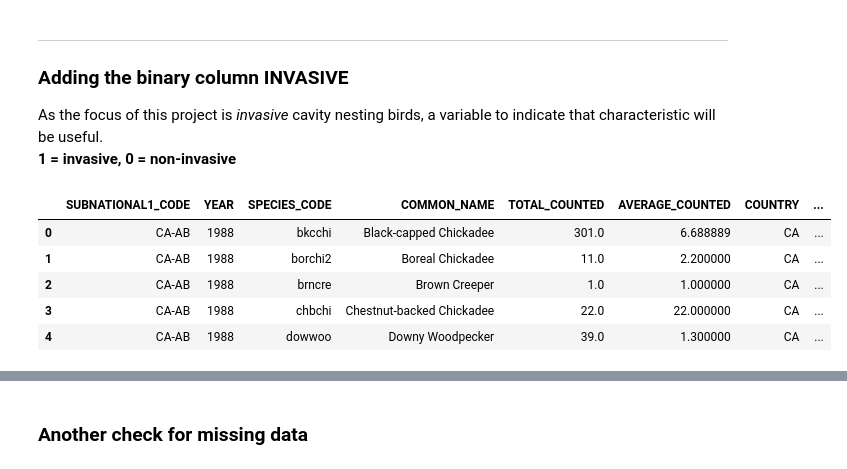
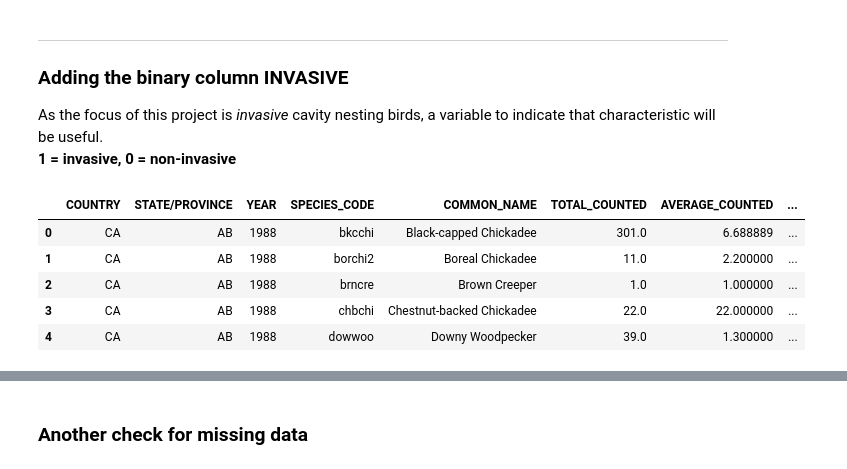
Before and after one commit to LDB-Stan/Invasive-Birds-Project, a Jupyter notebook: invasive_birds_project_book_1.ipynb, the cells around one changed output, grey strips where cells are left out. Cells and saved outputs as stored; diff of their text form; code cells hidden in the pictures.

```diff
--- a/invasive_birds_project_book_1.ipynb
+++ b/invasive_birds_project_book_1.ipynb
@@ -469,10 +458,10 @@ array(['CA-AB', 'CA-BC', 'CA-MB', 'CA-NB', 'CA-NL', 'CA-NS', 'CA-NT',
 # %% [markdown]
 #### First to fix 'PM-', and then remove rows with invalid codes.
 # %%
-birds_main_sec_2['SUBNATIONAL1_CODE'] = birds_main_sec_2['SUBNATIONAL1_CODE'].replace('PM-', 'PM-PM', regex=True)
+birds_main_secondary['SUBNATIONAL1_CODE'] = birds_main_secondary['SUBNATIONAL1_CODE'].replace('PM-', 'PM-PM', regex=True)
 # %%
-birds_main_sec_2 = birds_main_sec_2.drop(birds_main_sec_2[birds_main_sec_2['SUBNATIONAL1_CODE'] == 'MN-061'].index)
-birds_main_sec_2 = birds_main_sec_2.drop(birds_main_sec_2[birds_main_sec_2['SUBNATIONAL1_CODE'] == 'XX-'].index)
+birds_main_secondary = birds_main_secondary.drop(birds_main_secondary[birds_main_secondary['SUBNATIONAL1_CODE'] == 'MN-061'].index)
+birds_main_secondary = birds_main_secondary.drop(birds_main_secondary[birds_main_secondary['SUBNATIONAL1_CODE'] == 'XX-'].index)
 
-birds_main_sec_2['SUBNATIONAL1_CODE'].unique()
+birds_main_secondary['SUBNATIONAL1_CODE'].unique()
 # %% [output]
@@ -489,10 +478,12 @@ array(['CA-AB', 'CA-BC', 'CA-MB', 'CA-NB', 'CA-NL', 'CA-NS', 'CA-NT',
 # %% [markdown]
 ### Performing the split
 # %%
-split = birds_main_sec_2['SUBNATIONAL1_CODE'].str.split('-')
+split = birds_main_secondary['SUBNATIONAL1_CODE'].str.split('-')
 
-birds_main_sec_2['COUNTRY'] = split.str.get(0)
-birds_main_sec_2['STATE/PROVINCE'] = split.str.get(1)
+birds_main_secondary['COUNTRY'] = split.str.get(0)
+birds_main_secondary['STATE/PROVINCE'] = split.str.get(1)
 
-birds_main_sec_2.head()
+birds_main_v3 = birds_main_secondary[['LOC_ID', 'COUNTRY', 'STATE/PROVINCE', 'YEAR',
+       'SPECIES_CODE', 'COMMON_NAME', 'HOW_MANY']]
+birds_main_v3.head()
 # %% [output]
@@ -522,0 +534,7 @@ array(['AB', 'AK', 'AL', 'AR', 'AZ', 'BC', 'CA', 'CO', 'CT', 'DC', 'DE',
+# %%
+# add totals, averages, and location counts
+
+birds_main_v4 = birds_main_v3.groupby(['COUNTRY', 'STATE/PROVINCE', 'YEAR', 'SPECIES_CODE', 'COMMON_NAME']).agg(
+    TOTAL_COUNTED = ('HOW_MANY', 'sum'), AVERAGE_COUNTED = ('HOW_MANY', 'mean'), LOCATIONS = ('LOC_ID', 'nunique')).reset_index()
+
+birds_main_v4.head()
@@ -528,15 +553,15 @@ As the focus of this project is *invasive* cavity nesting birds, a variable to i
 # %%
 invasive_code = ['houspa', 'eursta', 'eutspa']
 
-birds_main_sec_2['INVASIVE'] = birds_main_sec_2['SPECIES_CODE'].isin(invasive_code).map({True: 1, False: 0})
+birds_main_v4['INVASIVE'] = birds_main_v4['SPECIES_CODE'].isin(invasive_code).map({True: 1, False: 0})
 
-birds_main_sec_2.head()
+birds_main_v4.head()
 # %% [output]
-|  | SUBNATIONAL1_CODE | YEAR | SPECIES_CODE | COMMON_NAME | TOTAL_COUNTED | AVERAGE_COUNTED | COUNTRY | ... |
-| 0 | CA-AB | 1988 | bkcchi | Black-capped Chickadee | 301.0 | 6.688889 | CA | ... |
-| 1 | CA-AB | 1988 | borchi2 | Boreal Chickadee | 11.0 | 2.200000 | CA | ... |
-| 2 | CA-AB | 1988 | brncre | Brown Creeper | 1.0 | 1.000000 | CA | ... |
-| 3 | CA-AB | 1988 | chbchi | Chestnut-backed Chickadee | 22.0 | 22.000000 | CA | ... |
-| 4 | CA-AB | 1988 | dowwoo | Downy Woodpecker | 39.0 | 1.300000 | CA | ... |
+|  | COUNTRY | STATE/PROVINCE | YEAR | SPECIES_CODE | COMMON_NAME | TOTAL_COUNTED | AVERAGE_COUNTED | ... |
+| 0 | CA | AB | 1988 | bkcchi | Black-capped Chickadee | 301.0 | 6.688889 | ... |
+| 1 | CA | AB | 1988 | borchi2 | Boreal Chickadee | 11.0 | 2.200000 | ... |
+| 2 | CA | AB | 1988 | brncre | Brown Creeper | 1.0 | 1.000000 | ... |
+| 3 | CA | AB | 1988 | chbchi | Chestnut-backed Chickadee | 22.0 | 22.000000 | ... |
+| 4 | CA | AB | 1988 | dowwoo | Downy Woodpecker | 39.0 | 1.300000 | ... |
 # %% [markdown]
 ## Final assembly
```
Also changed, not shown: parts of 33 cells of this notebook, 1 other file.
